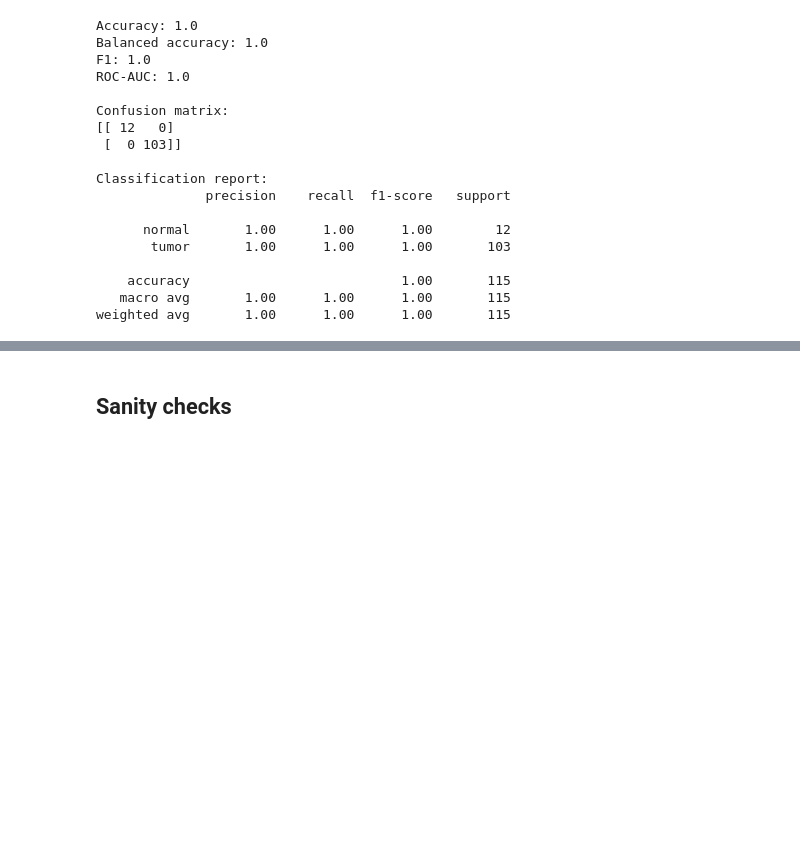
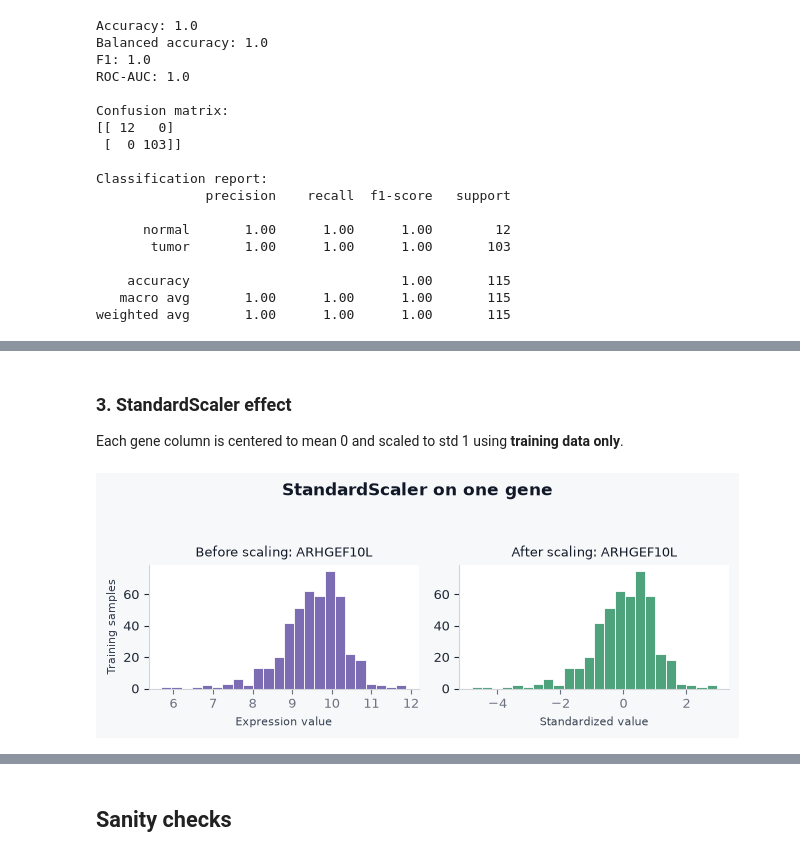
Before and after one commit to aditya-git16/cancer-lab, a Jupyter notebook: notebooks/03_baseline_model.ipynb, the cells around one changed output, grey strips where cells are left out. Saved outputs shown, nothing was run; the diff lists cells and outputs as text; code cells hidden in the pictures; blank space fills up the shorter version.

```diff
--- a/notebooks/03_baseline_model.ipynb
+++ b/notebooks/03_baseline_model.ipynb
@@ -335,0 +289,34 @@ plt.show()
+# %% [markdown]
+### 3. StandardScaler effect
+
+Each gene column is centered to mean 0 and scaled to std 1 using **training data only**.
+# %%
+# Pick one example gene from the training columns
+example_gene = X_train.columns[0]
+gene_idx = X_train.columns.get_loc(example_gene)
+
+raw_values = X_train[example_gene].values
+scaled_values = X_train_scaled[:, gene_idx]
+
+fig, axes = plt.subplots(1, 2, figsize=(6.5, 2.4))
+
+# left panel: original expression values
+axes[0].hist(raw_values, bins=24, color="#7C6CB4", edgecolor="white", linewidth=0.6)
+axes[0].set_title(f"Before scaling: {example_gene}", fontsize=9)
+axes[0].set_xlabel("Expression value", fontsize=8)
+axes[0].set_ylabel("Training samples", fontsize=8)
+axes[0].spines["top"].set_visible(False)
+axes[0].spines["right"].set_visible(False)
+
+# right panel: standardized values (mean ~ 0, std ~ 1)
+axes[1].hist(scaled_values, bins=24, color="#4FA37C", edgecolor="white", linewidth=0.6)
+axes[1].set_title(f"After scaling: {example_gene}", fontsize=9)
+axes[1].set_xlabel("Standardized value", fontsize=8)
+axes[1].spines["top"].set_visible(False)
+axes[1].spines["right"].set_visible(False)
+
+fig.suptitle("StandardScaler on one gene", fontsize=12, fontweight="bold", y=1.08)
+plt.tight_layout()
+plt.show()
+# %% [output]
+[figure, added]
```
Also changed, not shown: parts of 19 cells of this notebook.
